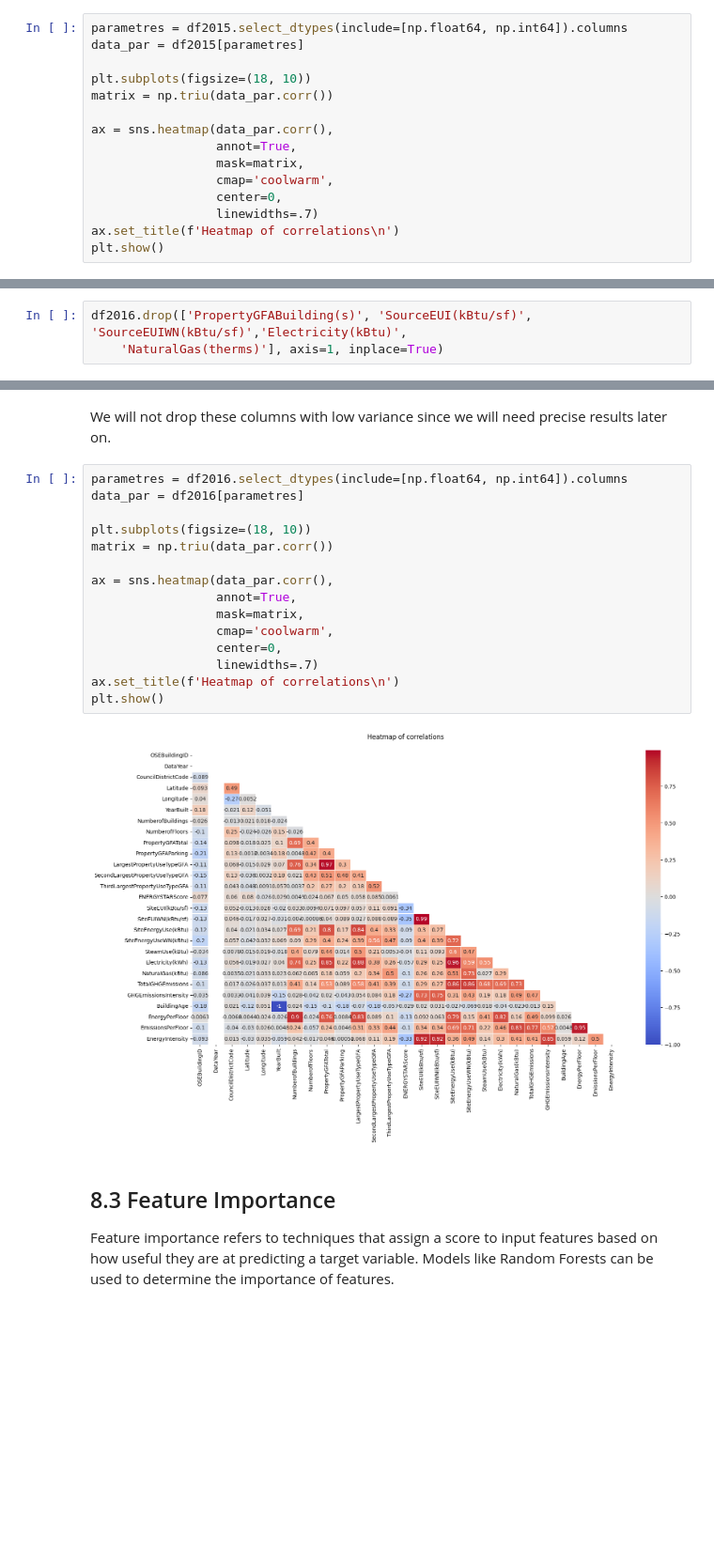
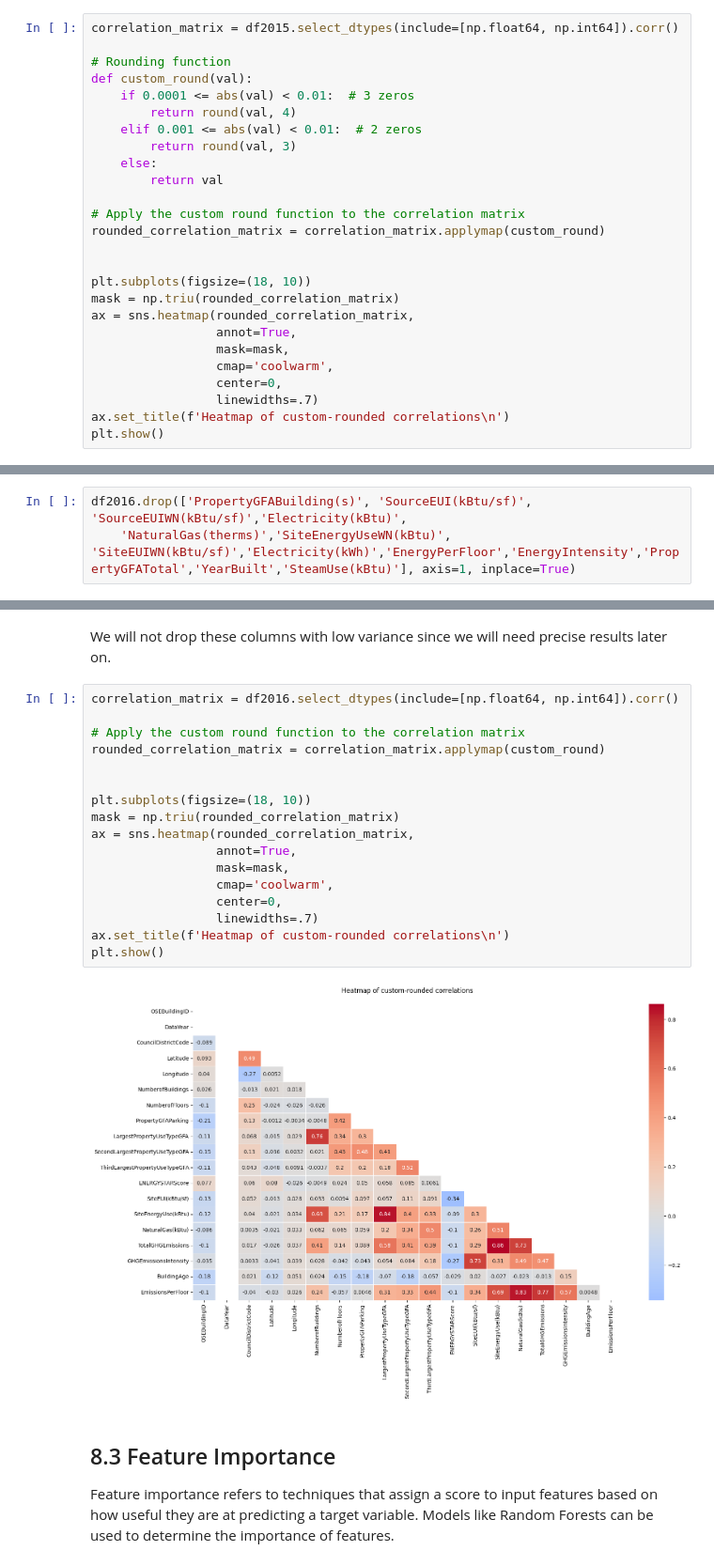
Before and after one commit to MahmoudMans/Team3_power_consumption, a Jupyter notebook: Team3_power_consumption.ipynb, the cells around one changed output, grey strips where cells are left out. Shown at 94% size. Cells and saved outputs as stored; diff of their text form; blank space fills up the shorter version.

```diff
--- a/Team3_power_consumption.ipynb
+++ b/Team3_power_consumption.ipynb
@@ -1119,18 +1138,29 @@ Features with Low Variance: ['DataYear']
 # %% [markdown]
  Even though this feature has low variance, it's still important for our project so we are not going to drop it.
 # %%
-parametres = df2015.select_dtypes(include=[np.float64, np.int64]).columns
-data_par = df2015[parametres]
+correlation_matrix = df2015.select_dtypes(include=[np.float64, np.int64]).corr()
+
+# Rounding function
+def custom_round(val):
+    if 0.0001 <= abs(val) < 0.01:  # 3 zeros
+        return round(val, 4)
+    elif 0.001 <= abs(val) < 0.01:  # 2 zeros
+        return round(val, 3)
+    else:
+        return val
+
+# Apply the custom round function to the correlation matrix
+rounded_correlation_matrix = correlation_matrix.applymap(custom_round)
+
 
 plt.subplots(figsize=(18, 10))
-matrix = np.triu(data_par.corr())
-
-ax = sns.heatmap(data_par.corr(),
+mask = np.triu(rounded_correlation_matrix)
+ax = sns.heatmap(rounded_correlation_matrix,
                  annot=True,
-                 mask=matrix,
+                 mask=mask,
                  cmap='coolwarm',
                  center=0,
                  linewidths=.7)
-ax.set_title(f'Heatmap of correlations\n')
+ax.set_title(f'Heatmap of custom-rounded correlations\n')
 plt.show()
 # %% [output]
@@ -1181,6 +1213,6 @@ We should consider eliminating the columns with high correlation such as Propert
 # %%
 df2016.drop(['PropertyGFABuilding(s)', 'SourceEUI(kBtu/sf)', 'SourceEUIWN(kBtu/sf)','Electricity(kBtu)',
-    'NaturalGas(therms)'], axis=1, inplace=True)
+    'NaturalGas(therms)','SiteEnergyUseWN(kBtu)', 'SiteEUIWN(kBtu/sf)','Electricity(kWh)','EnergyPerFloor','EnergyIntensity','PropertyGFATotal','YearBuilt','SteamUse(kBtu)'], axis=1, inplace=True)
 # %%
 variance_threshold = 0.01
 low_variance_features = df2016.var(numeric_only=True)[df2016.var(numeric_only=True) < variance_threshold].index.tolist()
@@ -1190,22 +1222,24 @@ Features with Low Variance: ['DataYear', 'Latitude', 'Longitude']
 # %% [markdown]
 We will not drop these columns with low variance since we will need precise results later on.
 # %%
-parametres = df2016.select_dtypes(include=[np.float64, np.int64]).columns
-data_par = df2016[parametres]
+correlation_matrix = df2016.select_dtypes(include=[np.float64, np.int64]).corr()
+
+# Apply the custom round function to the correlation matrix
+rounded_correlation_matrix = correlation_matrix.applymap(custom_round)
+
 
 plt.subplots(figsize=(18, 10))
-matrix = np.triu(data_par.corr())
-
-ax = sns.heatmap(data_par.corr(),
+mask = np.triu(rounded_correlation_matrix)
+ax = sns.heatmap(rounded_correlation_matrix,
                  annot=True,
-                 mask=matrix,
+                 mask=mask,
                  cmap='coolwarm',
                  center=0,
                  linewidths=.7)
-ax.set_title(f'Heatmap of correlations\n')
+ax.set_title(f'Heatmap of custom-rounded correlations\n')
 plt.show()
 # %% [output]
-[figure, old version]
+[figure, new version]
 # %% [markdown]
 ## 8.3 Feature Importance
 Feature importance refers to techniques that assign a score to input features based on how useful they are at predicting a target variable. Models like Random Forests can be used to determine the importance of features.
```
Also changed, not shown: parts of 13 cells of this notebook.
